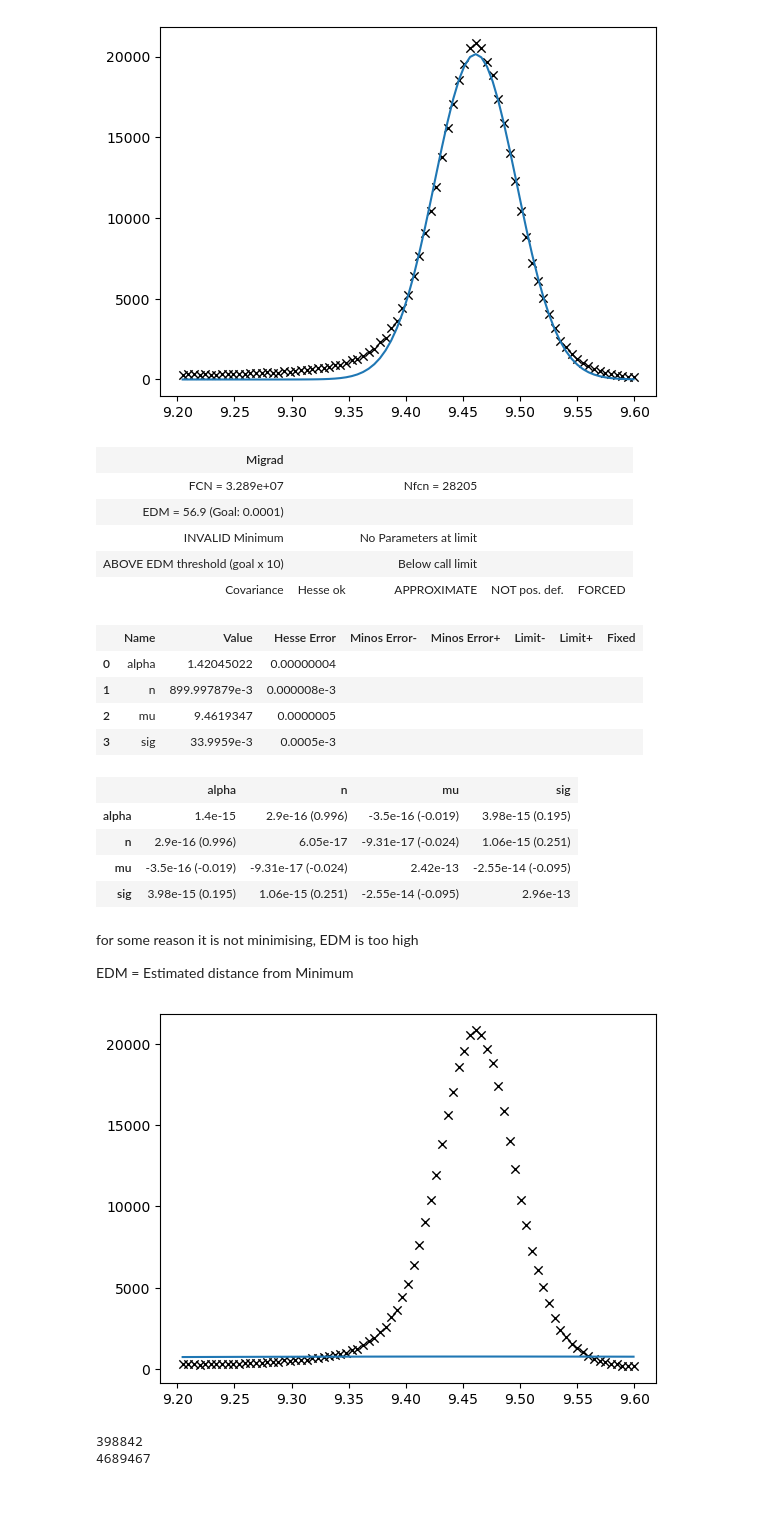
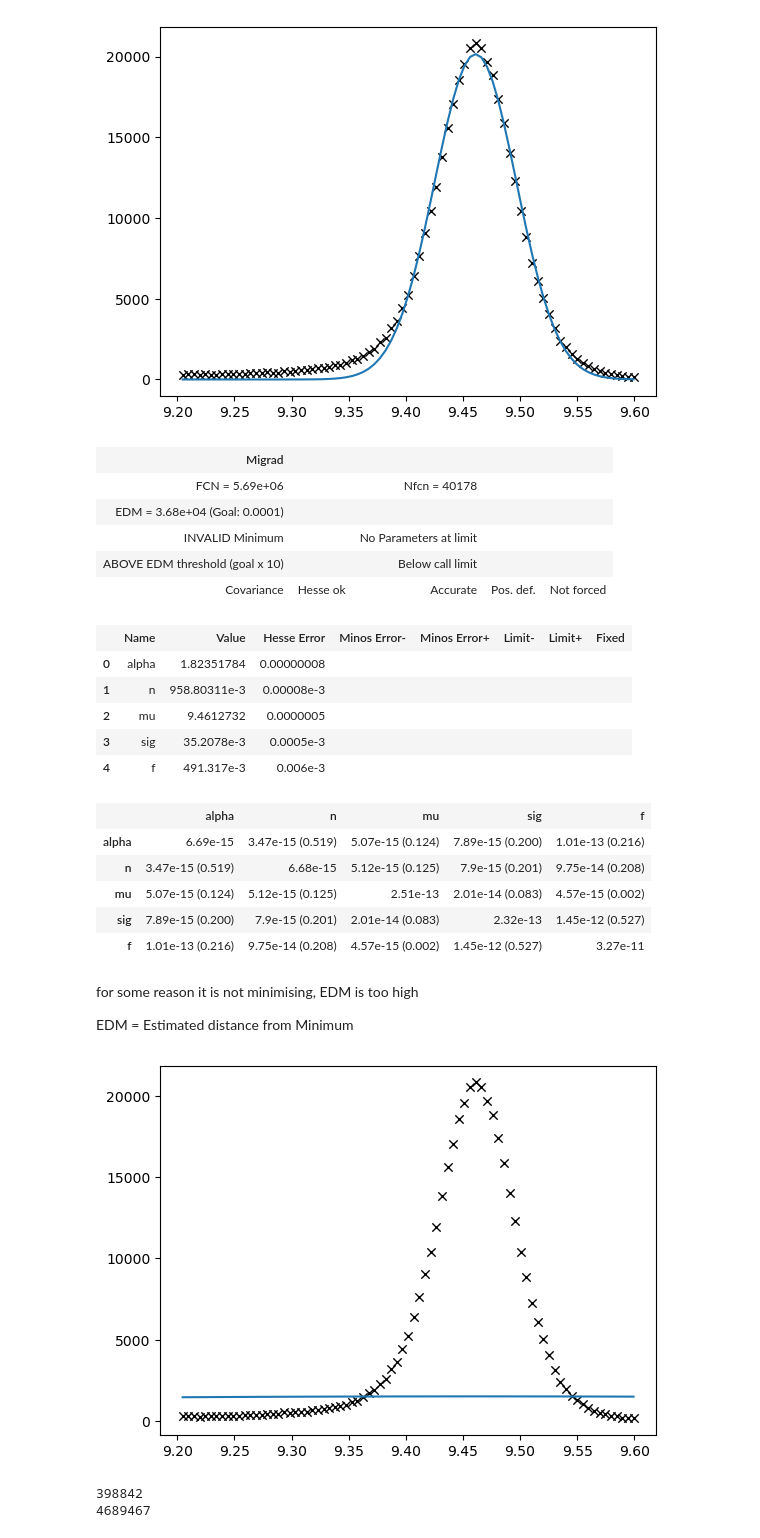
Before and after one commit to aqnemo32/project_f1_dah, a Jupyter notebook: iminuit_test.ipynb, the cells around one changed output. Cells and saved outputs as stored; diff of their text form; code cells hidden in the pictures; blank space fills up the shorter version.

Commit message:
work
fitting all the data in one go using gaussian, double gaussian and crystal ball

```diff
--- a/iminuit_test.ipynb
+++ b/iminuit_test.ipynb
@@ -50,31 +50,33 @@ plt.scatter(bins_mc, count_mc, marker = 'x', lw=1, color = 'k')
 <matplotlib.collections.PathCollection at 0x...>
 [figure]
 # %%
-def lsq_cb(alpha, n, mu, sig):
-    return np.sum((count_mc-crystalball(bins_mc, alpha, n, mu, sig)) **2)
+def lsq_cb(alpha, n, mu, sig, f):
+    return np.sum((count_mc-f*crystalball(bins_mc, alpha, n, mu, sig)) **2)
 # %%
-cb_mc = Minuit(lsq_cb, alpha = 1.9, n=0.9, mu = 9.46, sig = 0.033)
+cb_mc = Minuit(lsq_cb, alpha = 1.82421036, n=0.95880339, mu = 9.46, sig = 0.033, f = 0.5)
 cb_mc.errordef = Minuit.LIKELIHOOD
 # %%
 cb_mc.migrad(iterate = 1000)
 cb_mc.hesse()
 # %% [output]
 | Migrad |  |  |  |  |
-| FCN = 3.289e+07 |  | Nfcn = 28205 |  |  |
-| EDM = 56.9 (Goal: 0.0001) |  |  |  |  |
+| FCN = 5.69e+06 |  | Nfcn = 40178 |  |  |
+| EDM = 3.68e+04 (Goal: 0.0001) |  |  |  |  |
 | INVALID Minimum |  | No Parameters at limit |  |  |
 | ABOVE EDM threshold (goal x 10) |  | Below call limit |  |  |
-| Covariance | Hesse ok | APPROXIMATE | NOT pos. def. | FORCED |
+| Covariance | Hesse ok | Accurate | Pos. def. | Not forced |
 |  | Name | Value | Hesse Error | Minos Error- | Minos Error+ | Limit- | Limit+ | Fixed |
-| 0 | alpha | 1.42045022 | 0.00000004 |  |  |  |  |  |
-| 1 | n | 899.997879e-3 | 0.000008e-3 |  |  |  |  |  |
-| 2 | mu | 9.4619347 | 0.0000005 |  |  |  |  |  |
-| 3 | sig | 33.9959e-3 | 0.0005e-3 |  |  |  |  |  |
+| 0 | alpha | 1.82351784 | 0.00000008 |  |  |  |  |  |
+| 1 | n | 958.80311e-3 | 0.00008e-3 |  |  |  |  |  |
+| 2 | mu | 9.4612732 | 0.0000005 |  |  |  |  |  |
+| 3 | sig | 35.2078e-3 | 0.0005e-3 |  |  |  |  |  |
+| 4 | f | 491.317e-3 | 0.006e-3 |  |  |  |  |  |
-|  | alpha | n | mu | sig |
-| alpha | 1.4e-15 | 2.9e-16 (0.996) | -3.5e-16 (-0.019) | 3.98e-15 (0.195) |
-| n | 2.9e-16 (0.996) | 6.05e-17 | -9.31e-17 (-0.024) | 1.06e-15 (0.251) |
-| mu | -3.5e-16 (-0.019) | -9.31e-17 (-0.024) | 2.42e-13 | -2.55e-14 (-0.095) |
-| sig | 3.98e-15 (0.195) | 1.06e-15 (0.251) | -2.55e-14 (-0.095) | 2.96e-13 |
+|  | alpha | n | mu | sig | f |
+| alpha | 6.69e-15 | 3.47e-15 (0.519) | 5.07e-15 (0.124) | 7.89e-15 (0.200) | 1.01e-13 (0.216) |
+| n | 3.47e-15 (0.519) | 6.68e-15 | 5.12e-15 (0.125) | 7.9e-15 (0.201) | 9.75e-14 (0.208) |
+| mu | 5.07e-15 (0.124) | 5.12e-15 (0.125) | 2.51e-13 | 2.01e-14 (0.083) | 4.57e-15 (0.002) |
+| sig | 7.89e-15 (0.200) | 7.9e-15 (0.201) | 2.01e-14 (0.083) | 2.32e-13 | 1.45e-12 (0.527) |
+| f | 1.01e-13 (0.216) | 9.75e-14 (0.208) | 4.57e-15 (0.002) | 1.45e-12 (0.527) | 3.27e-11 |
 # %% [markdown]
 for some reason it is not minimising, EDM is too high
 
@@ -82,14 +84,15 @@ EDM = Estimated distance from Minimum
 # %%
 alpha_mc = cb_mc.values['alpha']
 n_mc = cb_mc.values['n']
 mu_mc = cb_mc.values['mu']
 sig_mc = cb_mc.values['sig']
+f_mc = cb_mc.values['f']
 
 plt.plot(bins_mc, crystalball(bins_mc, alpha_mc, n_mc, mu_mc, n_mc))
 plt.scatter(bins_mc, count_mc, marker = 'x', lw=1, color = 'k')
 plt.show()
 # %% [output]
-[figure, old version]
+[figure, new version]
 # %%
 print(xmass.shape[0])
 print(np.load('ups_big_anal/xmass_big.npy').shape[0])
```
Also changed, not shown: parts of 9 cells of this notebook, 3 other files.
